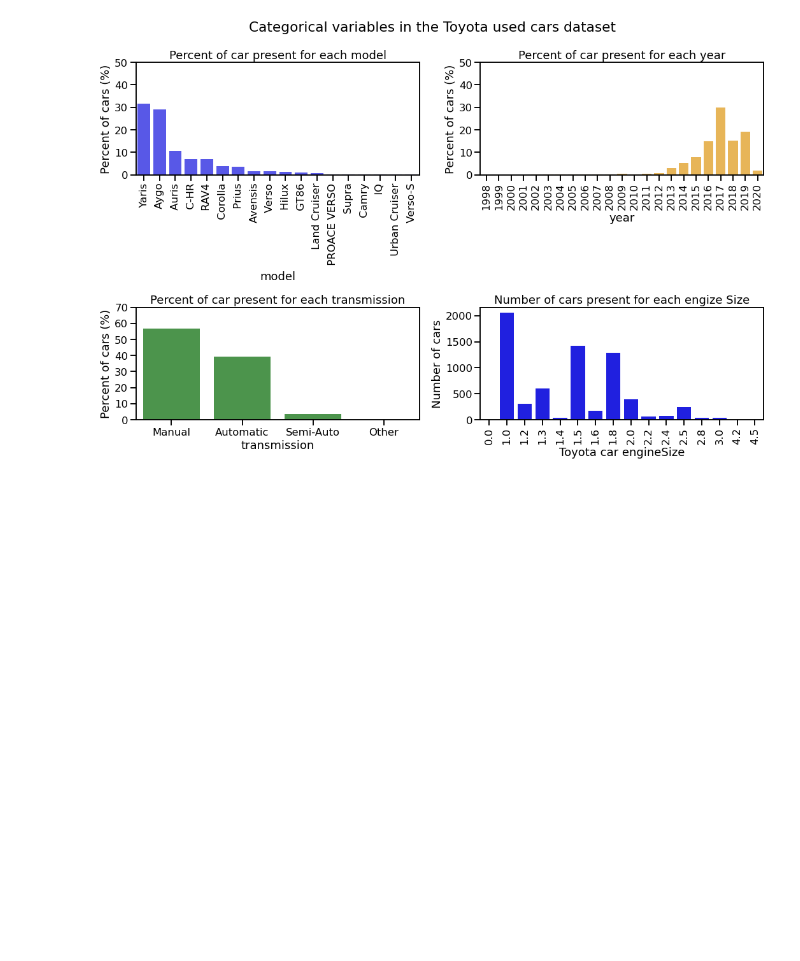
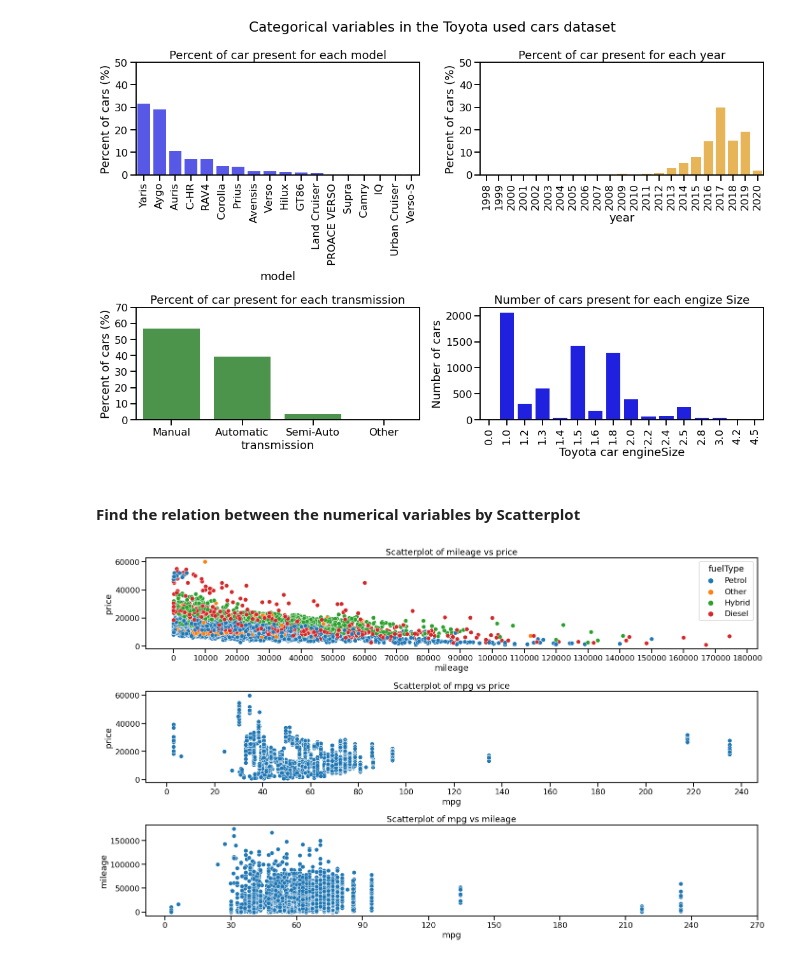
Before and after one commit to shawon-barua/Toyota_used_car_analysis, a Jupyter notebook: toyota_used_car_EDA.ipynb, the cells around one changed output. Saved outputs shown, nothing was run; the diff lists cells and outputs as text; code cells hidden in the pictures; blank space fills up the shorter version.

Commit message:
Update toyota_used_car_EDA.ipynb
this file has been updated with more exploration of data

```diff
--- a/toyota_used_car_EDA.ipynb
+++ b/toyota_used_car_EDA.ipynb
@@ -124,3 +124,34 @@ plt.tight_layout()
 plt.show()
 # %% [output]
 [figure]
+# %% [markdown]
+#### Find the relation between the numerical variables by Scatterplot
+# %%
+
+plt.figure(figsize=(20,12))
+
+# mileage vs price
+plt.subplot(3,1,1)
+sns.scatterplot(x='mileage', y='price', data=df,hue='fuelType')
+plt.xticks(np.arange(0, 190000, step=10000))
+plt.title("Scatterplot of mileage vs price")
+
+# mpg vs price
+plt.subplot(3,1,2)
+sns.scatterplot(x='mpg', y='price', data=df)
+plt.xticks(np.arange(0, 260, step=20))
+
+plt.title("Scatterplot of mpg vs price")
+
+
+# engineSize vs price
+plt.subplot(3,1,3)
+sns.scatterplot(x='mpg', y='mileage', data=df)
+plt.xticks(np.arange(0, 300, step=30))
+
+plt.title("Scatterplot of mpg vs mileage")
+
+plt.tight_layout()
+plt.show()
+# %% [output]
+[figure, added]
```
Also changed, not shown: parts of 12 cells of this notebook.
